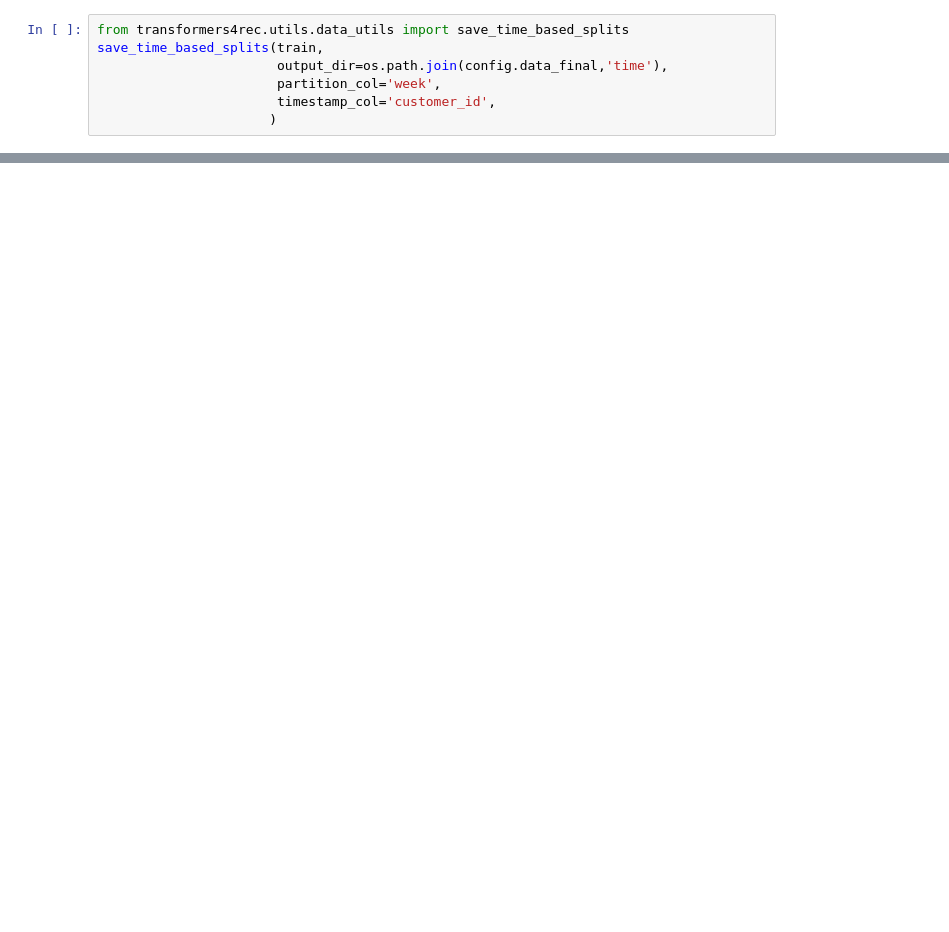
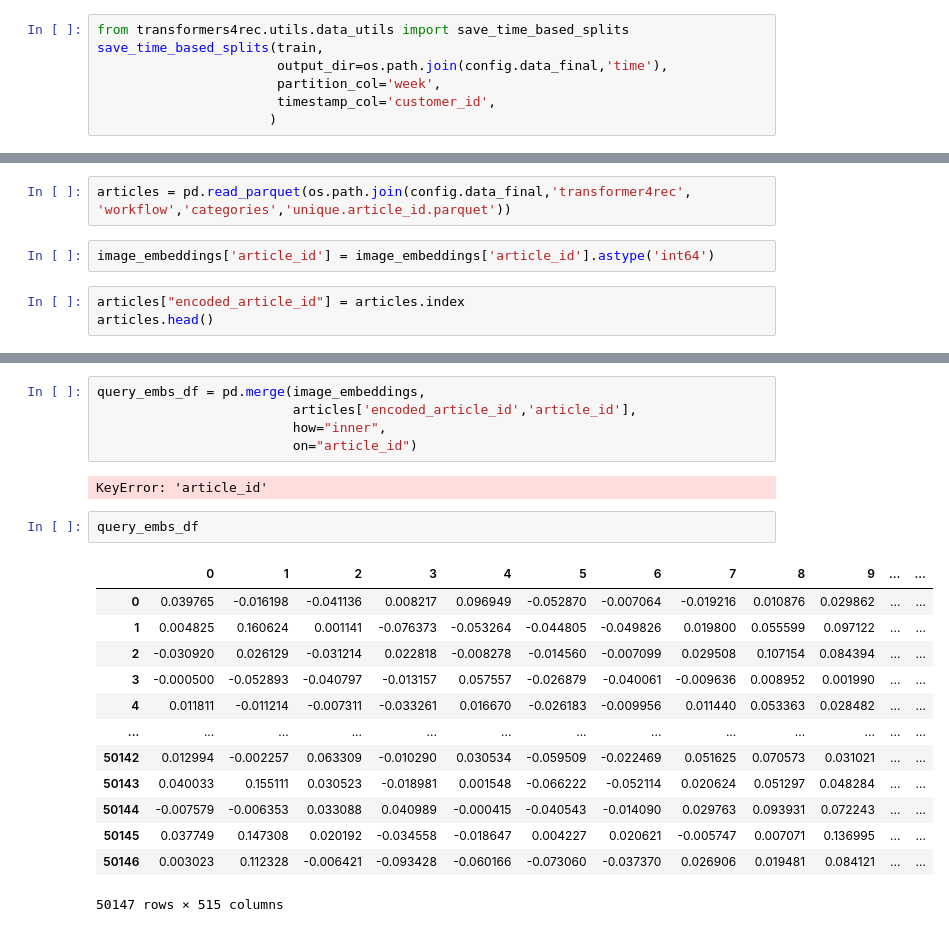
Before and after one commit to joaomiguelol/cv_recsys_deploy, a Jupyter notebook: notebooks/02-transformers4rec-data.ipynb, the cells around one changed output, grey strips where cells are left out. Saved outputs shown, nothing was run; the diff lists cells and outputs as text; blank space fills up the shorter version.

```diff
--- a/notebooks/02-transformers4rec-data.ipynb
+++ b/notebooks/02-transformers4rec-data.ipynb
@@ -211,0 +275,7 @@ save_time_based_splits(train,
+# %%
+articles = pd.read_parquet(os.path.join(config.data_final,'transformer4rec', 'workflow','categories','unique.article_id.parquet'))
+# %%
+image_embeddings['article_id'] = image_embeddings['article_id'].astype('int64')
+# %%
+articles["encoded_article_id"] = articles.index
+articles.head()
@@ -211,0 +289,23 @@ save_time_based_splits(train,
+# %%
+query_embs_df = pd.merge(image_embeddings,
+                         articles['encoded_article_id','article_id'],
+                         how="inner",
+                         on="article_id")
+# %% [output]
+KeyError: 'article_id'
+# %%
+query_embs_df
+# %% [output]
+|  | 0 | 1 | 2 | 3 | 4 | 5 | 6 | 7 | 8 | 9 | ... | ... |
+| 0 | 0.039765 | -0.016198 | -0.041136 | 0.008217 | 0.096949 | -0.052870 | -0.007064 | -0.019216 | 0.010876 | 0.029862 | ... | ... |
+| 1 | 0.004825 | 0.160624 | 0.001141 | -0.076373 | -0.053264 | -0.044805 | -0.049826 | 0.019800 | 0.055599 | 0.097122 | ... | ... |
+| 2 | -0.030920 | 0.026129 | -0.031214 | 0.022818 | -0.008278 | -0.014560 | -0.007099 | 0.029508 | 0.107154 | 0.084394 | ... | ... |
+| 3 | -0.000500 | -0.052893 | -0.040797 | -0.013157 | 0.057557 | -0.026879 | -0.040061 | -0.009636 | 0.008952 | 0.001990 | ... | ... |
+| 4 | 0.011811 | -0.011214 | -0.007311 | -0.033261 | 0.016670 | -0.026183 | -0.009956 | 0.011440 | 0.053363 | 0.028482 | ... | ... |
+| ... | ... | ... | ... | ... | ... | ... | ... | ... | ... | ... | ... | ... |
+| 50142 | 0.012994 | -0.002257 | 0.063309 | -0.010290 | 0.030534 | -0.059509 | -0.022469 | 0.051625 | 0.070573 | 0.031021 | ... | ... |
+| 50143 | 0.040033 | 0.155111 | 0.030523 | -0.018981 | 0.001548 | -0.066222 | -0.052114 | 0.020624 | 0.051297 | 0.048284 | ... | ... |
+| 50144 | -0.007579 | -0.006353 | 0.033088 | 0.040989 | -0.000415 | -0.040543 | -0.014090 | 0.029763 | 0.093931 | 0.072243 | ... | ... |
+| 50145 | 0.037749 | 0.147308 | 0.020192 | -0.034558 | -0.018647 | 0.004227 | 0.020621 | -0.005747 | 0.007071 | 0.136995 | ... | ... |
+| 50146 | 0.003023 | 0.112328 | -0.006421 | -0.093428 | -0.060166 | -0.073060 | -0.037370 | 0.026906 | 0.019481 | 0.084121 | ... | ... |
+50147 rows × 515 columns
```
Also changed, not shown: parts of 16 cells of this notebook, 4 other files.
